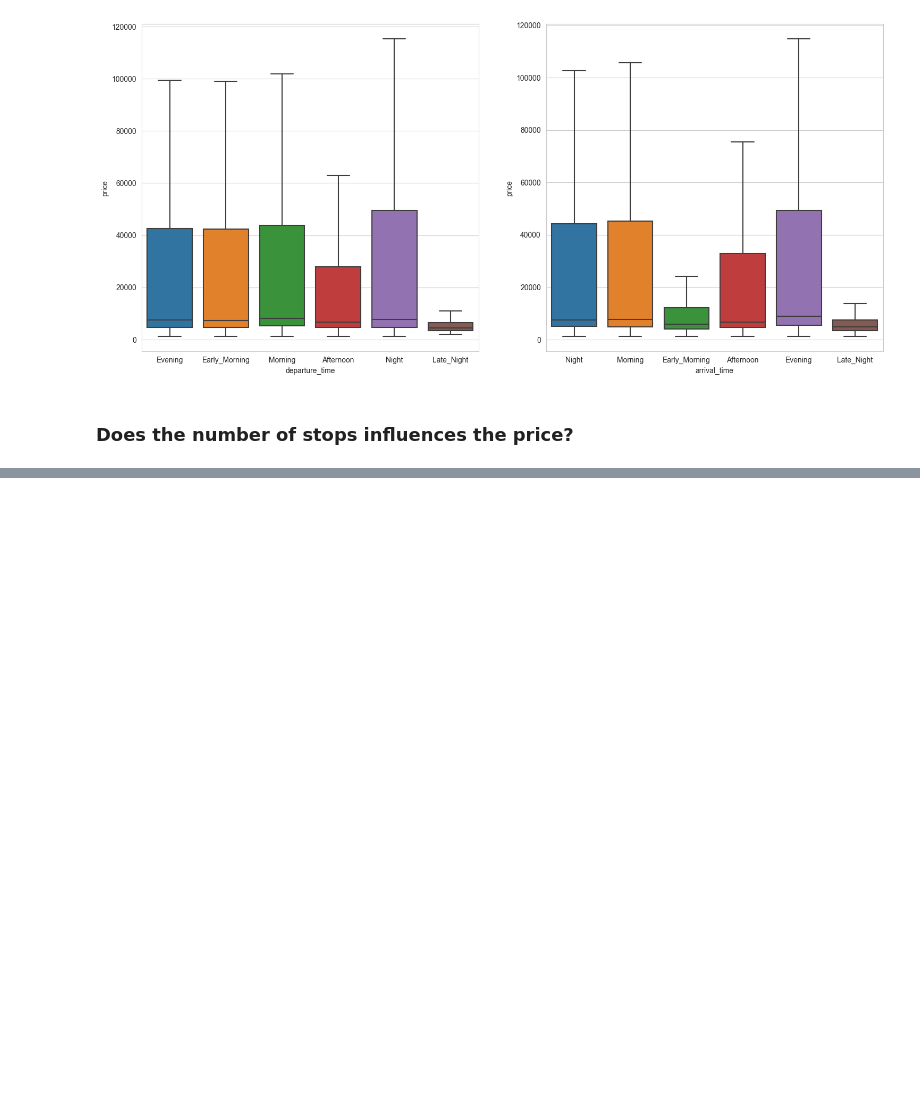
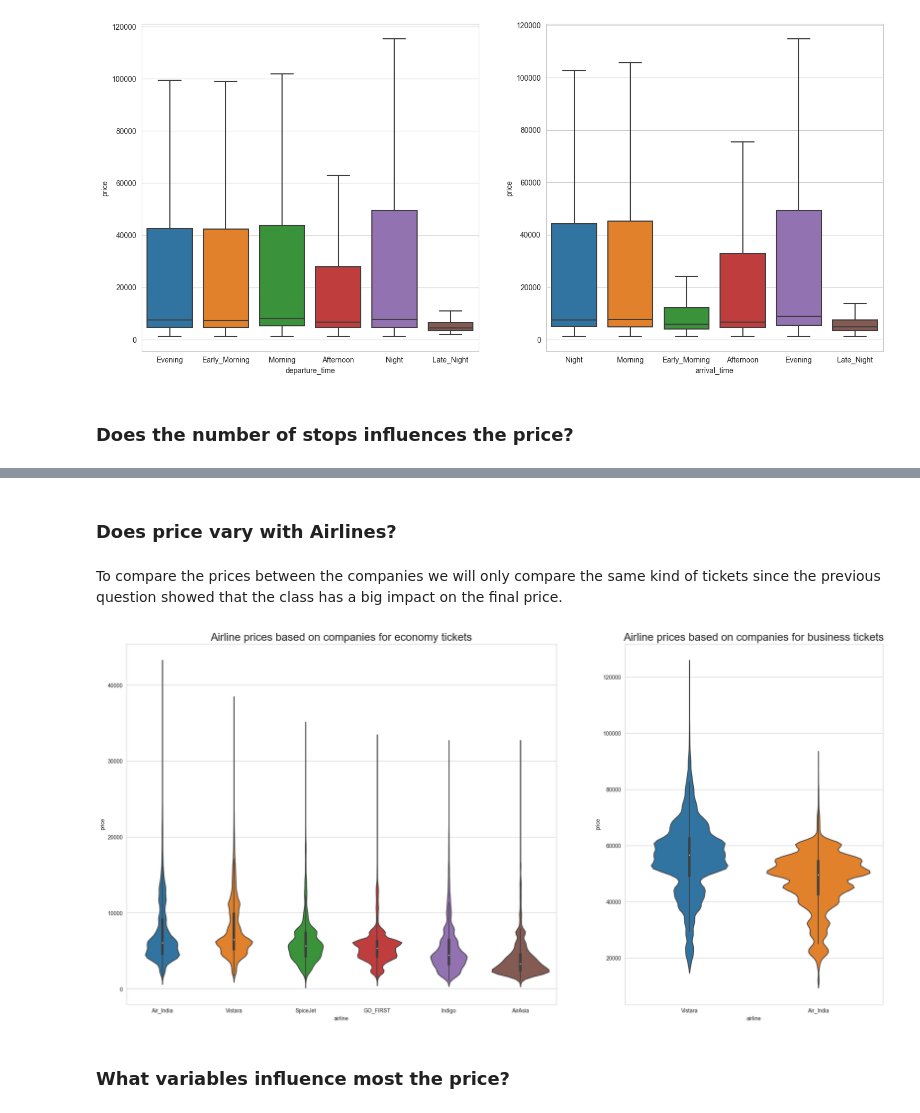
Before and after one commit to abubinfahd/mlops, a Jupyter notebook: airline_eda.ipynb, the cells around one changed output, grey strips where cells are left out. Saved outputs shown, nothing was run; the diff lists cells and outputs as text; code cells hidden in the pictures; blank space fills up the shorter version.

```diff
--- a/airline_eda.ipynb
+++ b/airline_eda.ipynb
@@ -200 +203,22 @@ Text(0.5, 1.0, 'Airline prices based on the number of stops  for business')
 [figure]
+# %% [markdown]
+### Does price vary with Airlines?
+# %% [markdown]
+To compare the prices between the companies we will only compare the same kind of tickets since the previous question showed that the class has a big impact on the final price.
+# %%
+fig, axs = plt.subplots(1, 2, gridspec_kw={'width_ratios': [5, 3]}, figsize=(25, 12))
+
+sns.violinplot(y = "price", x = "airline",
+               data = df.loc[df["class"]=='Economy'].sort_values("price", ascending = False),
+               kind="boxen", ax=axs[0])
+axs[0].set_title("Airline prices based on companies for economy tickets",fontsize=20)
+
+sns.violinplot(y = "price", x = "airline",
+               data = df.loc[df["class"]=='Business'].sort_values("price", ascending = False),
+               kind="boxen", ax=axs[1])
+axs[1].set_title("Airline prices based on companies for business tickets",fontsize=20)
+plt.show()
+# %% [output]
+[figure, added]
+# %% [markdown]
+### What variables influence most the price?
```
Also changed, not shown: parts of 13 cells of this notebook, 4 other files.
